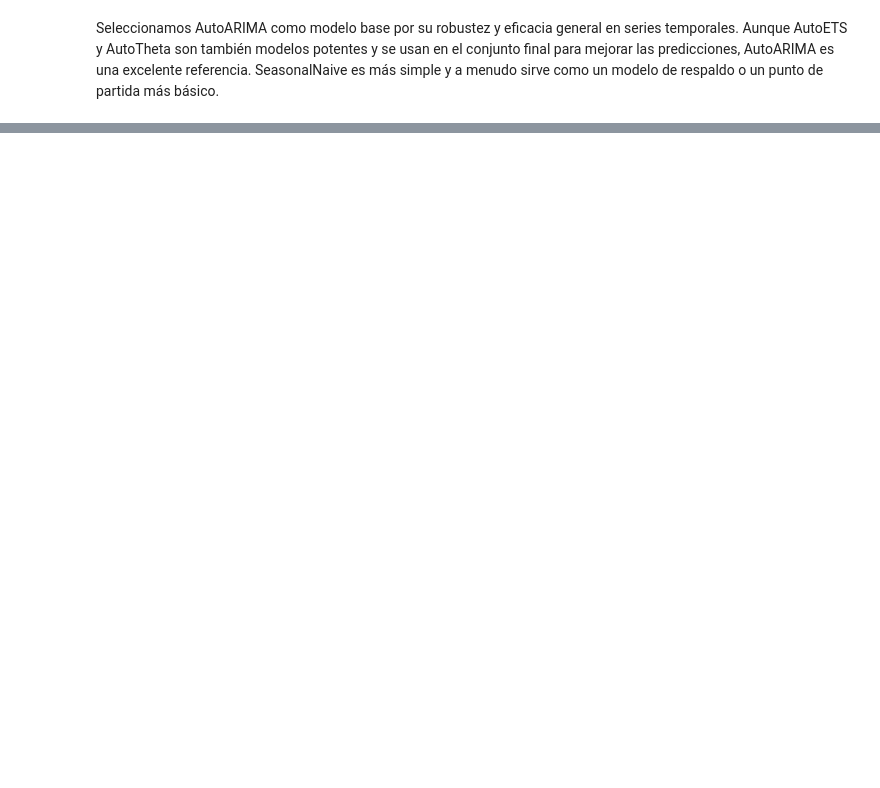
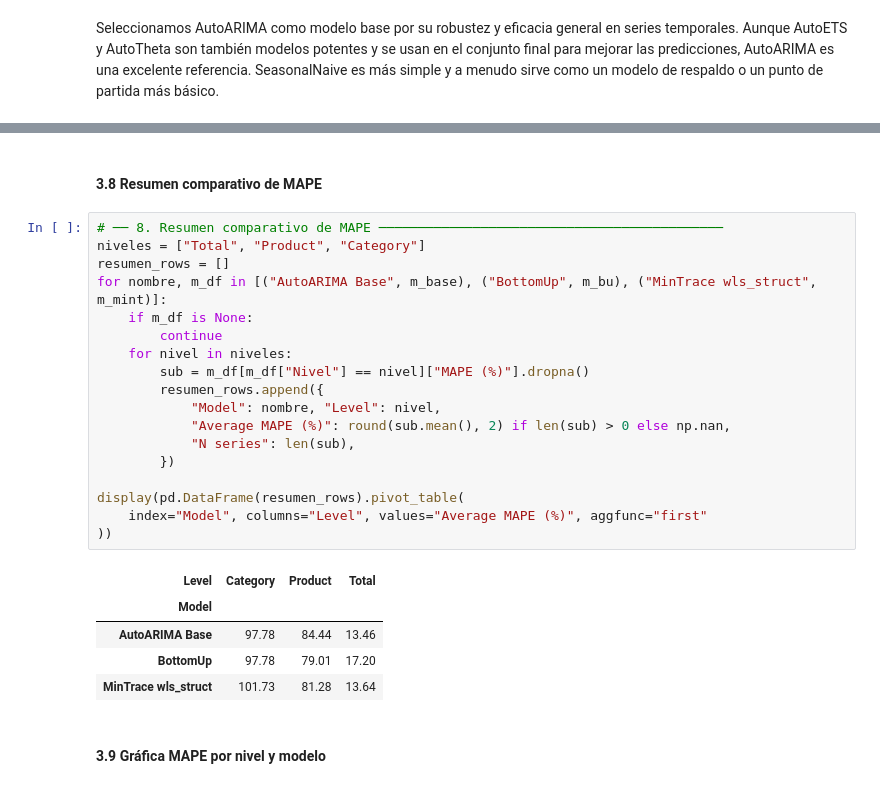
Before and after one commit to Manuel-Carreno/forecasting-parcial, a Jupyter notebook: 02_Parcial_Forecasting_Manuel_Carreño_Esteban_Sequeda.ipynb, the cells around one changed output, grey strips where cells are left out. Saved outputs shown, nothing was run; the diff lists cells and outputs as text; blank space fills up the shorter version.

```diff
--- a/02_Parcial_Forecasting_Manuel_Carreño_Esteban_Sequeda.ipynb
+++ b/02_Parcial_Forecasting_Manuel_Carreño_Esteban_Sequeda.ipynb
@@ -1679,0 +1134,28 @@ Seleccionamos AutoARIMA como modelo base por su robustez y eficacia general en s
+# %% [markdown]
+#### 3.8 Resumen comparativo de MAPE
+# %%
+# ── 8. Resumen comparativo de MAPE ────────────────────────────────────────────
+niveles = ["Total", "Product", "Category"]
+resumen_rows = []
+for nombre, m_df in [("AutoARIMA Base", m_base), ("BottomUp", m_bu), ("MinTrace wls_struct", m_mint)]:
+    if m_df is None:
+        continue
+    for nivel in niveles:
+        sub = m_df[m_df["Nivel"] == nivel]["MAPE (%)"].dropna()
+        resumen_rows.append({
+            "Model": nombre, "Level": nivel,
+            "Average MAPE (%)": round(sub.mean(), 2) if len(sub) > 0 else np.nan,
+            "N series": len(sub),
+        })
+
+display(pd.DataFrame(resumen_rows).pivot_table(
+    index="Model", columns="Level", values="Average MAPE (%)", aggfunc="first"
+))
+# %% [output]
+| Level | Category | Product | Total |
+| Model |  |  |  |
+| AutoARIMA Base | 97.78 | 84.44 | 13.46 |
+| BottomUp | 97.78 | 79.01 | 17.20 |
+| MinTrace wls_struct | 101.73 | 81.28 | 13.64 |
+# %% [markdown]
+#### 3.9 Gráfica MAPE por nivel y modelo
```
Also changed, not shown: parts of 25 cells of this notebook.
